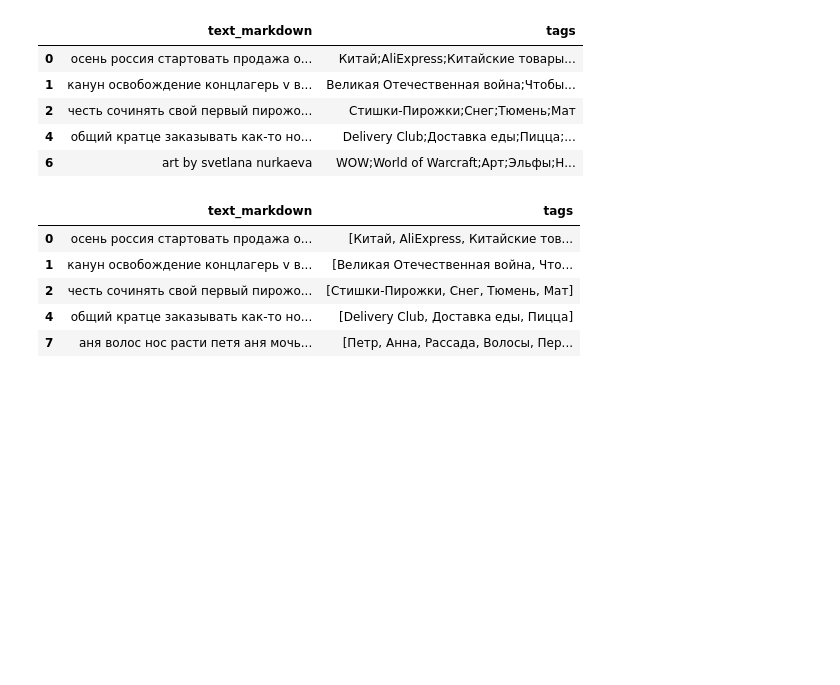
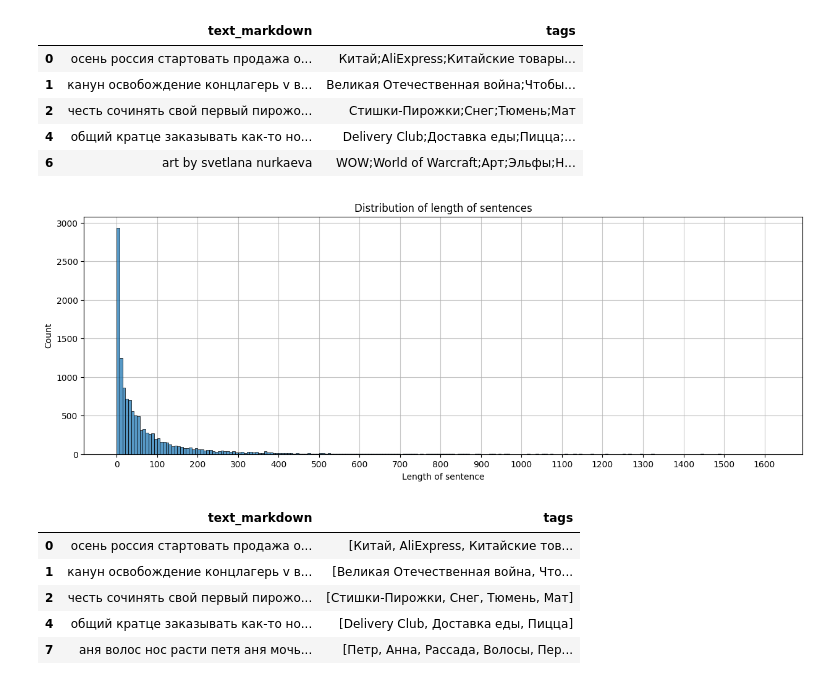
Before and after one commit to zhursvlevy/PostProcessor, a Jupyter notebook: notebooks/tag_processing.ipynb, the cells around one changed output. Cells and saved outputs as stored; diff of their text form; code cells hidden in the pictures; blank space fills up the shorter version.

Commit message:
added length distribution

```diff
--- a/notebooks/tag_processing.ipynb
+++ b/notebooks/tag_processing.ipynb
@@ -34,6 +35,16 @@ data.head(5)
 | 2 | честь сочинять свой первый пирожо... | Стишки-Пирожки;Снег;Тюмень;Мат |
 | 4 | общий кратце заказывать как-то но... | Delivery Club;Доставка еды;Пицца;... |
 | 6 | art by svetlana nurkaeva | WOW;World of Warcraft;Арт;Эльфы;Н... |
+# %%
+length = [len(sentence) for sentence in data.text_markdown]
+
+f, ax = plt.subplots(figsize=(15, 5))
+ax.grid(zorder = 1, alpha=0.7)
+ax.set_title('Distribution of length of sentences')
+sns.histplot(data = pd.DataFrame(length, columns=['Length of sentence']), x = 'Length of sentence', linewidth=.5, zorder = 5);
+ax.set_xticks([i for i in range(0, 1700, 100)]);
+# %% [output]
+[figure, added]
 # %%
 bad_tags = ['Фотография', 'Видео', 'Скриншот', 'Anime Art', 'Гифка', 'Арт', 'Рисунок'] # as we decided at tag_analysis
 tags_to_remove = ['Длиннопост', 'Текст', 'Без рейтинга', 'Ответ на пост', 'Комментарии'] # not problematic, but tags, that are not in our interests
```
Also changed, not shown: parts of 2 cells of this notebook.
